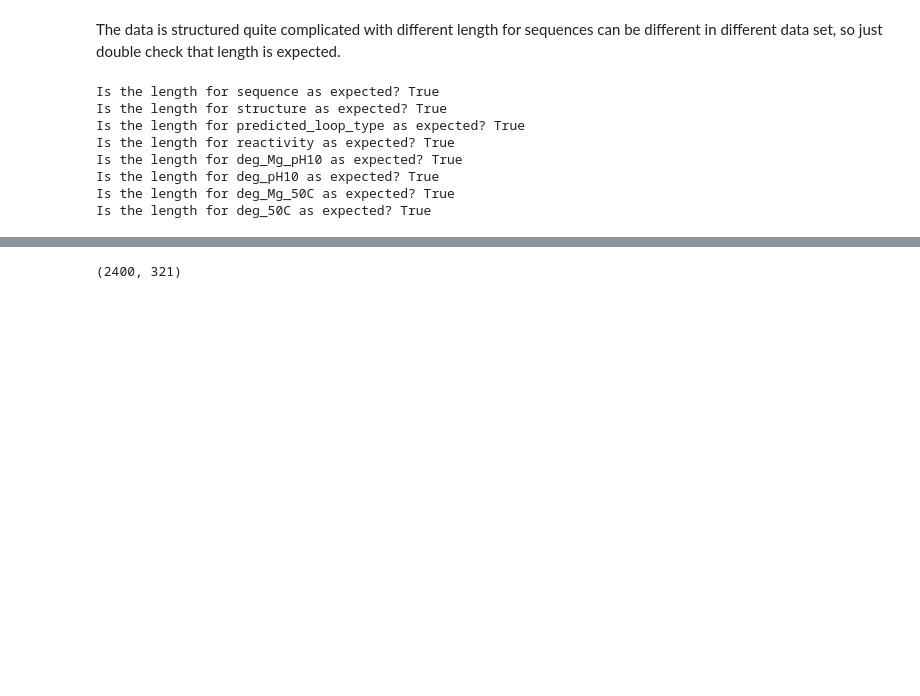
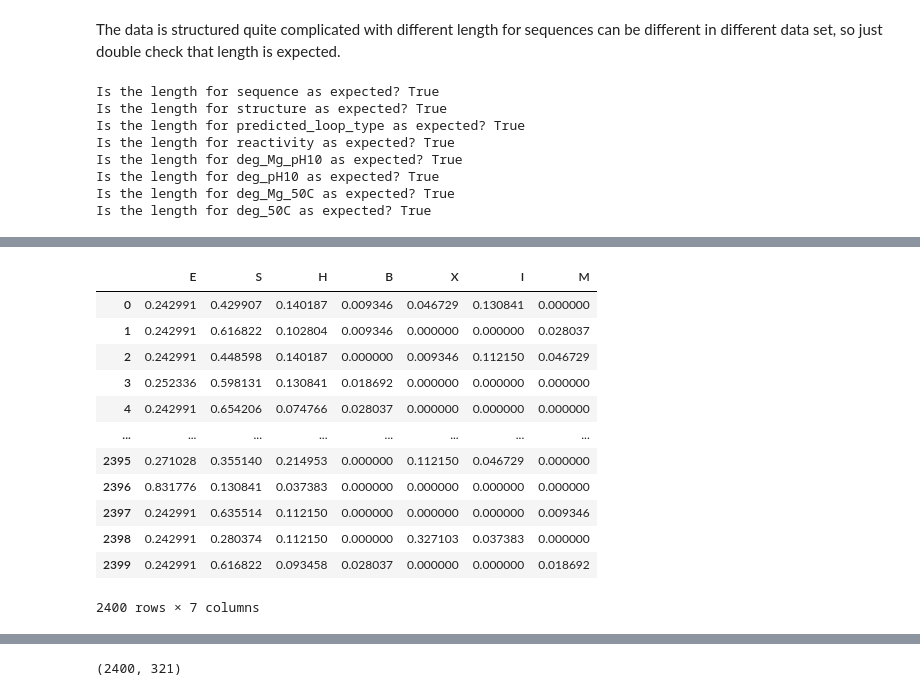
Before and after one commit to bruce-lam/W207_Final_Zhu_Yu_Lam, a Jupyter notebook: W207 Final Project Yu_ Zhu_ Lam.ipynb, the cells around one changed output, grey strips where cells are left out. Cells and saved outputs as stored; diff of their text form; code cells hidden in the pictures; blank space fills up the shorter version.

```diff
--- a/W207 Final Project Yu_ Zhu_ Lam.ipynb
+++ b/W207 Final Project Yu_ Zhu_ Lam.ipynb
@@ -142,0 +269,22 @@ Is the length for deg_50C as expected? True
+# %%
+names = []
+values = []
+for item in pairs_dict:
+    names.append(item)
+    values.append(pairs_dict[item])
+
+df = pd.DataFrame()
+df['pair'] = names
+df['count'] = values
+df['pair'] = df['pair'].astype(str)
+
+fig = px.bar(
+    df,
+    x='pair',
+    y="count",
+    orientation='v',
+    title='Pair types',
+    height=400,
+    width=800
+)
+fig.show()
@@ -142,0 +312,29 @@ Is the length for deg_50C as expected? True
+# %%
+loops = []
+for prediction in range(len(full_train)):
+    counts = dict(count(full_train.iloc[prediction]['predicted_loop_type']))
+    types = ['E', 'S', 'H', 'B', 'X', 'I', 'M']
+    row = []
+    for item in types:
+      if item in counts:
+        row.append(counts[item] / 107)
+      else:
+        row.append(0)
+    loops.append(row)
+
+loops = pd.DataFrame(loops, columns=types)
+loops
+# %% [output]
+|  | E | S | H | B | X | I | M |
+| 0 | 0.242991 | 0.429907 | 0.140187 | 0.009346 | 0.046729 | 0.130841 | 0.000000 |
+| 1 | 0.242991 | 0.616822 | 0.102804 | 0.009346 | 0.000000 | 0.000000 | 0.028037 |
+| 2 | 0.242991 | 0.448598 | 0.140187 | 0.000000 | 0.009346 | 0.112150 | 0.046729 |
+| 3 | 0.252336 | 0.598131 | 0.130841 | 0.018692 | 0.000000 | 0.000000 | 0.000000 |
+| 4 | 0.242991 | 0.654206 | 0.074766 | 0.028037 | 0.000000 | 0.000000 | 0.000000 |
+| ... | ... | ... | ... | ... | ... | ... | ... |
+| 2395 | 0.271028 | 0.355140 | 0.214953 | 0.000000 | 0.112150 | 0.046729 | 0.000000 |
+| 2396 | 0.831776 | 0.130841 | 0.037383 | 0.000000 | 0.000000 | 0.000000 | 0.000000 |
+| 2397 | 0.242991 | 0.635514 | 0.112150 | 0.000000 | 0.000000 | 0.000000 | 0.009346 |
+| 2398 | 0.242991 | 0.280374 | 0.112150 | 0.000000 | 0.327103 | 0.037383 | 0.000000 |
+| 2399 | 0.242991 | 0.616822 | 0.093458 | 0.028037 | 0.000000 | 0.000000 | 0.018692 |
+2400 rows × 7 columns
```
Also changed, not shown: parts of 22 cells of this notebook.
